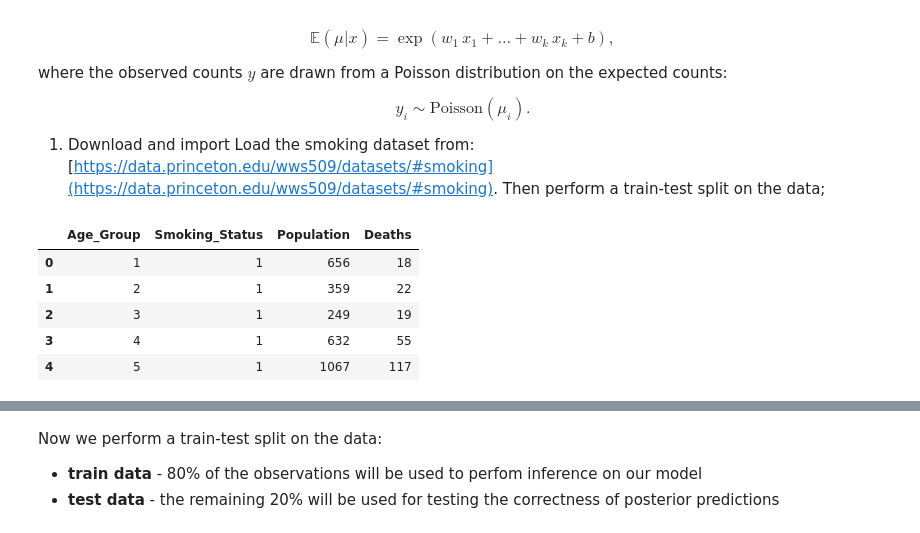
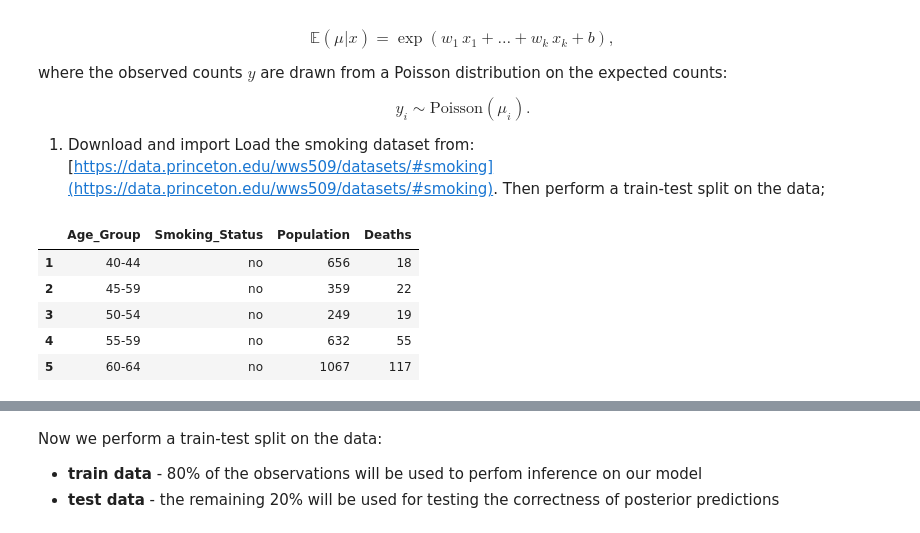
Before and after one commit to demirbilek95/statistical-machine-learning, a Jupyter notebook: homeworks/homework_06.ipynb, the cells around one changed output, grey strips where cells are left out. Drawn from its saved outputs; the diff is of its cells as text; code cells hidden in the pictures.

```diff
--- a/homeworks/homework_06.ipynb
+++ b/homeworks/homework_06.ipynb
@@ -31,13 +32,14 @@ import seaborn as sns
 
 pyro.set_rng_seed(42)
 # %%
-data = pd.read_csv("https://data.princeton.edu/wws509/datasets/smoking.raw",sep="\t",header=None)
+# reading data
+data = pd.read_csv("https://data.princeton.edu/wws509/datasets/smoking.dat",sep="\s+")
 data.columns = ["Age_Group","Smoking_Status","Population","Deaths"]
 data.head()
 # %% [output]
 |  | Age_Group | Smoking_Status | Population | Deaths |
-| 0 | 1 | 1 | 656 | 18 |
-| 1 | 2 | 1 | 359 | 22 |
-| 2 | 3 | 1 | 249 | 19 |
-| 3 | 4 | 1 | 632 | 55 |
-| 4 | 5 | 1 | 1067 | 117 |
+| 1 | 40-44 | no | 656 | 18 |
+| 2 | 45-59 | no | 359 | 22 |
+| 3 | 50-54 | no | 249 | 19 |
+| 4 | 55-59 | no | 632 | 55 |
+| 5 | 60-64 | no | 1067 | 117 |
```
Also changed, not shown: parts of 60 cells of this notebook, 1 other file.
